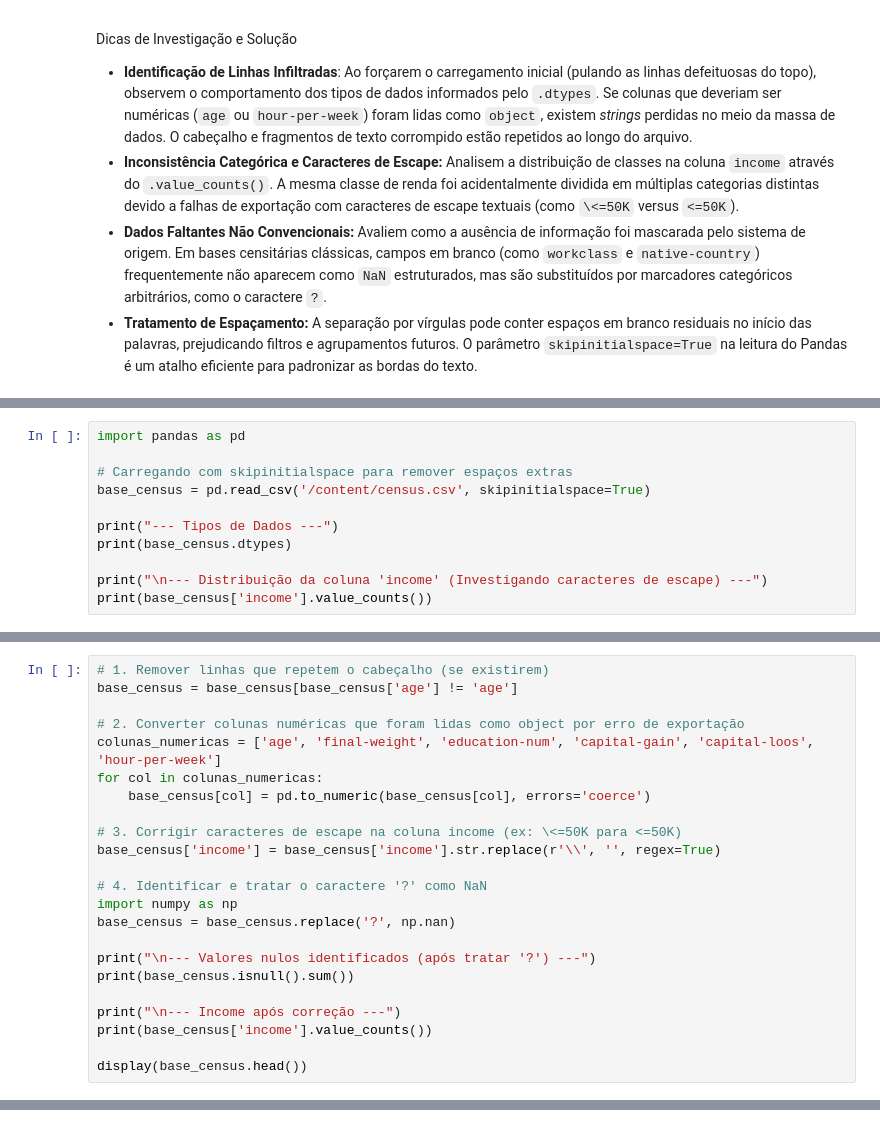
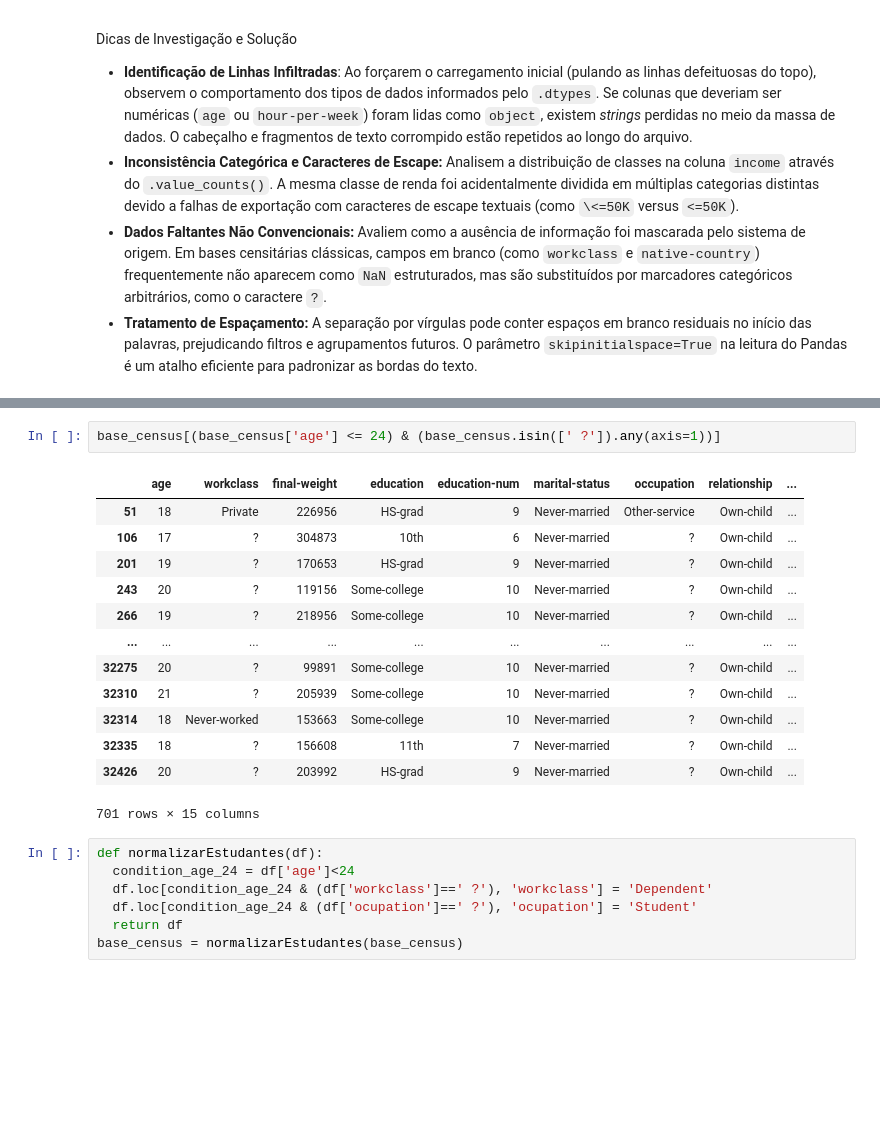
Before and after one commit to UadrianSP/am-turma5, a Jupyter notebook: TratamentoCensus_aula0901.ipynb, the cells around one changed output, grey strips where cells are left out. Saved outputs shown, nothing was run; the diff lists cells and outputs as text; blank space fills up the shorter version.

Commit message:
Dados idade

```diff
--- a/TratamentoCensus_aula0901.ipynb
+++ b/TratamentoCensus_aula0901.ipynb
@@ -202,11 +183,0 @@ Vamos recarregar os dados usando `skipinitialspace=True` para evitar problemas d
-# %%
-import pandas as pd
-
-# Carregando com skipinitialspace para remover espaços extras
-base_census = pd.read_csv('/content/census.csv', skipinitialspace=True)
-
-print("--- Tipos de Dados ---")
-print(base_census.dtypes)
-
-print("\n--- Distribuição da coluna 'income' (Investigando caracteres de escape) ---")
-print(base_census['income'].value_counts())
@@ -234,23 +183,0 @@ Se houver strings como 'age' repetidas no meio do arquivo, as colunas numéricas
-# %%
-# 1. Remover linhas que repetem o cabeçalho (se existirem)
-base_census = base_census[base_census['age'] != 'age']
-
-# 2. Converter colunas numéricas que foram lidas como object por erro de exportação
-colunas_numericas = ['age', 'final-weight', 'education-num', 'capital-gain', 'capital-loos', 'hour-per-week']
-for col in colunas_numericas:
-    base_census[col] = pd.to_numeric(base_census[col], errors='coerce')
-
-# 3. Corrigir caracteres de escape na coluna income (ex: \<=50K para <=50K)
-base_census['income'] = base_census['income'].str.replace(r'\\', '', regex=True)
-
-# 4. Identificar e tratar o caractere '?' como NaN
-import numpy as np
-base_census = base_census.replace('?', np.nan)
-
-print("\n--- Valores nulos identificados (após tratar '?') ---")
-print(base_census.isnull().sum())
-
-print("\n--- Income após correção ---")
-print(base_census['income'].value_counts())
-
-display(base_census.head())
@@ -356,0 +184,23 @@ None
+# %%
+base_census[(base_census['age'] <= 24) & (base_census.isin([' ?']).any(axis=1))]
+# %% [output]
+|  | age | workclass | final-weight | education | education-num | marital-status | occupation | relationship | ... |
+| 51 | 18 | Private | 226956 | HS-grad | 9 | Never-married | Other-service | Own-child | ... |
+| 106 | 17 | ? | 304873 | 10th | 6 | Never-married | ? | Own-child | ... |
+| 201 | 19 | ? | 170653 | HS-grad | 9 | Never-married | ? | Own-child | ... |
+| 243 | 20 | ? | 119156 | Some-college | 10 | Never-married | ? | Own-child | ... |
+| 266 | 19 | ? | 218956 | Some-college | 10 | Never-married | ? | Own-child | ... |
+| ... | ... | ... | ... | ... | ... | ... | ... | ... | ... |
+| 32275 | 20 | ? | 99891 | Some-college | 10 | Never-married | ? | Own-child | ... |
+| 32310 | 21 | ? | 205939 | Some-college | 10 | Never-married | ? | Own-child | ... |
+| 32314 | 18 | Never-worked | 153663 | Some-college | 10 | Never-married | ? | Own-child | ... |
+| 32335 | 18 | ? | 156608 | 11th | 7 | Never-married | ? | Own-child | ... |
+| 32426 | 20 | ? | 203992 | HS-grad | 9 | Never-married | ? | Own-child | ... |
+701 rows × 15 columns
+# %%
+def normalizarEstudantes(df):
+  condition_age_24 = df['age']<24
+  df.loc[condition_age_24 & (df['workclass']==' ?'), 'workclass'] = 'Dependent'
+  df.loc[condition_age_24 & (df['ocupation']==' ?'), 'ocupation'] = 'Student'
+  return df
+base_census = normalizarEstudantes(base_census)
```
Also changed, not shown: parts of 12 cells of this notebook.
